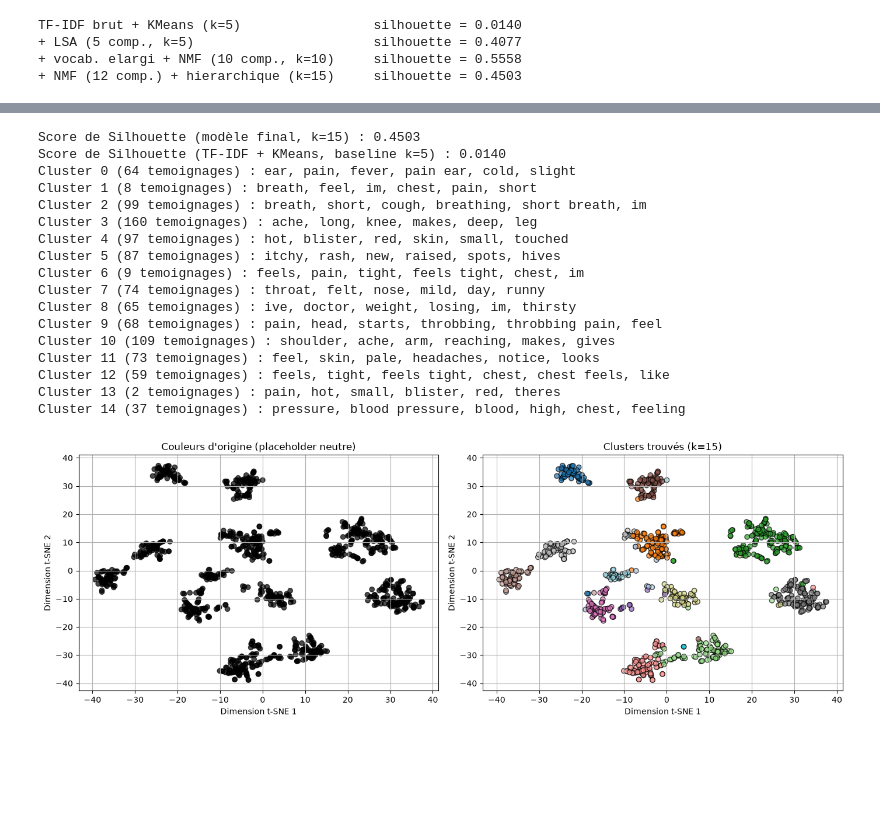
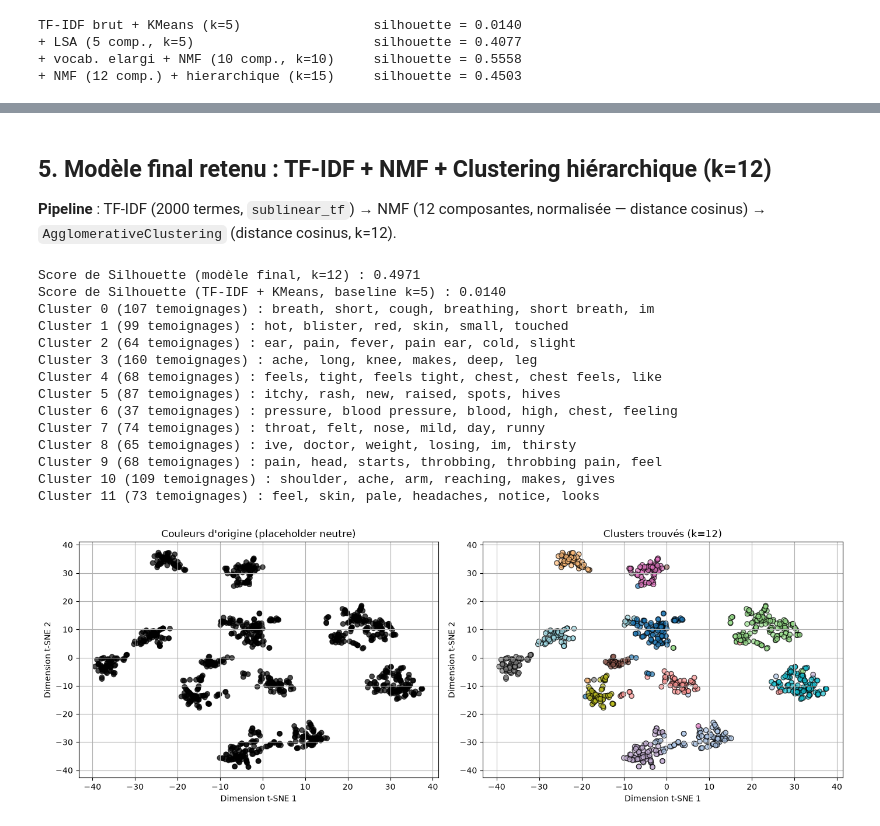
Before and after one commit to LouiSvon/cvrie, a Jupyter notebook: notebooks/unsupervised_learning.ipynb, the cells around one changed output, grey strips where cells are left out. Cells and saved outputs as stored; diff of their text form; code cells hidden in the pictures; blank space fills up the shorter version.

```diff
--- a/notebooks/unsupervised_learning.ipynb
+++ b/notebooks/unsupervised_learning.ipynb
@@ -168,7 +221,12 @@ TF-IDF brut + KMeans (k=5)                 silhouette = 0.0140
+# %% [markdown]
+## 5. Modèle final retenu : TF-IDF + NMF + Clustering hiérarchique (k=12)
+
+**Pipeline** : TF-IDF (2000 termes, `sublinear_tf`) → NMF (12 composantes, normalisée — distance cosinus) → `AgglomerativeClustering` (distance cosinus, k=12).
 # %%
-n_clusters_final = 15
+n_clusters_final = 12
+labels_final = AgglomerativeClustering(n_clusters=n_clusters_final, metric='cosine', linkage='average').fit_predict(X_nmf_final)
+data['cluster'] = labels_final
 score_final = silhouette_score(X_nmf_final, labels_final)
-data['cluster'] = labels_final
 
 print(f"Score de Silhouette (modèle final, k={n_clusters_final}) : {score_final:.4f}")
 print(f"Score de Silhouette (TF-IDF + KMeans, baseline k=5) : {comparison['TF-IDF brut + KMeans (k=5)']:.4f}")
@@ -183,43 +241,40 @@ for i in range(n_clusters_final):
     top_idx = centre_tfidf.argsort()[-6:][::-1]
     print(f"Cluster {i} ({int(mask.sum())} temoignages) : {', '.join(words_final[j] for j in top_idx)}")
 
 # Visualisation t-SNE
 from sklearn.manifold import TSNE
 
 hex_colors = data['color'].astype(str).str.replace('0x', '#')
 tsne_final = TSNE(n_components=2, random_state=42, perplexity=30)
 X_2d_final = tsne_final.fit_transform(X_nmf_final)
 
 fig, axes = plt.subplots(1, 2, figsize=(14, 5))
 axes[0].scatter(X_2d_final[:, 0], X_2d_final[:, 1], c=hex_colors, alpha=0.7, edgecolors='k')
 axes[0].set_title("Couleurs d'origine (placeholder neutre)")
 axes[1].scatter(X_2d_final[:, 0], X_2d_final[:, 1], c=data['cluster'], cmap='tab20', alpha=0.7, edgecolors='k')
 axes[1].set_title(f"Clusters trouvés (k={n_clusters_final})")
 for ax in axes:
     ax.set_xlabel("Dimension t-SNE 1")
     ax.set_ylabel("Dimension t-SNE 2")
     ax.grid(True)
 plt.tight_layout()
 plt.show()
 # %% [output]
-Score de Silhouette (modèle final, k=15) : 0.4503
+Score de Silhouette (modèle final, k=12) : 0.4971
 Score de Silhouette (TF-IDF + KMeans, baseline k=5) : 0.0140
-Cluster 0 (64 temoignages) : ear, pain, fever, pain ear, cold, slight
-Cluster 1 (8 temoignages) : breath, feel, im, chest, pain, short
-Cluster 2 (99 temoignages) : breath, short, cough, breathing, short breath, im
+Cluster 0 (107 temoignages) : breath, short, cough, breathing, short breath, im
+Cluster 1 (99 temoignages) : hot, blister, red, skin, small, touched
+Cluster 2 (64 temoignages) : ear, pain, fever, pain ear, cold, slight
 Cluster 3 (160 temoignages) : ache, long, knee, makes, deep, leg
-Cluster 4 (97 temoignages) : hot, blister, red, skin, small, touched
+Cluster 4 (68 temoignages) : feels, tight, feels tight, chest, chest feels, like
 Cluster 5 (87 temoignages) : itchy, rash, new, raised, spots, hives
-Cluster 6 (9 temoignages) : feels, pain, tight, feels tight, chest, im
+Cluster 6 (37 temoignages) : pressure, blood pressure, blood, high, chest, feeling
 Cluster 7 (74 temoignages) : throat, felt, nose, mild, day, runny
 Cluster 8 (65 temoignages) : ive, doctor, weight, losing, im, thirsty
 Cluster 9 (68 temoignages) : pain, head, starts, throbbing, throbbing pain, feel
 Cluster 10 (109 temoignages) : shoulder, ache, arm, reaching, makes, gives
 Cluster 11 (73 temoignages) : feel, skin, pale, headaches, notice, looks
-Cluster 12 (59 temoignages) : feels, tight, feels tight, chest, chest feels, like
-Cluster 13 (2 temoignages) : pain, hot, small, blister, red, theres
-Cluster 14 (37 temoignages) : pressure, blood pressure, blood, high, chest, feeling
-[figure, old version]
+[figure, new version]
 # %% [markdown]
 ### Interprétation
 
```
Also changed, not shown: parts of 8 cells of this notebook, 2 other files.
